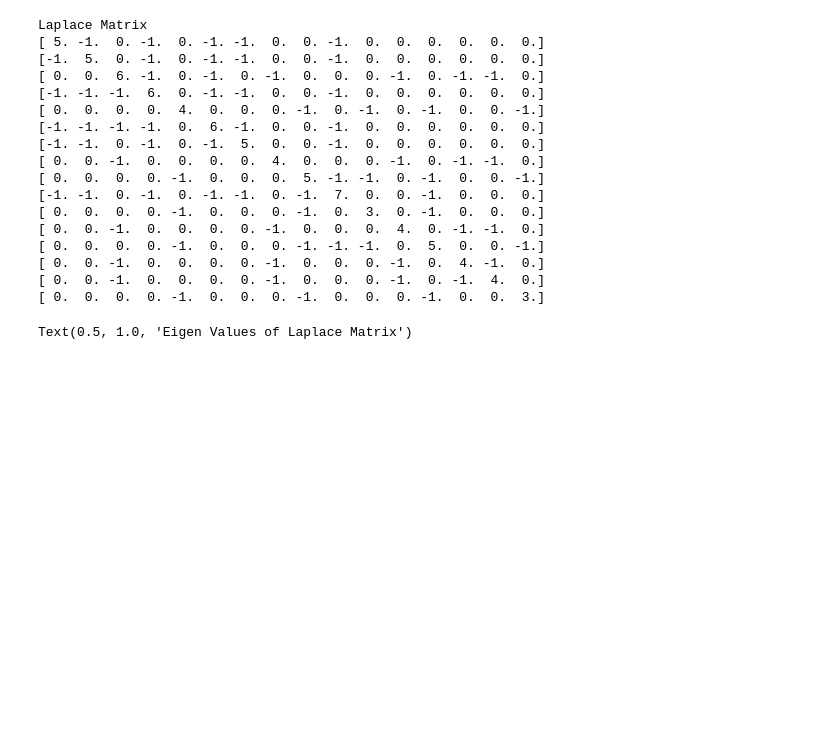
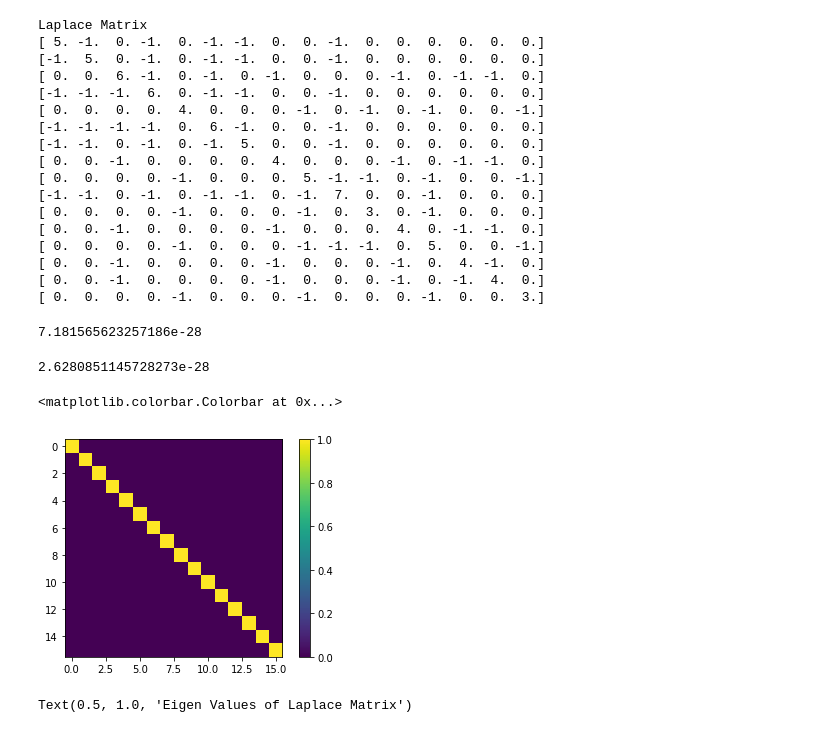
Before and after one commit to fxnnxc/playground, a Jupyter notebook: o_o/graph.ipynb, the cells around one changed output. Saved outputs shown, nothing was run; the diff lists cells and outputs as text; code cells hidden in the pictures; blank space fills up the shorter version.

```diff
--- a/o_o/graph.ipynb
+++ b/o_o/graph.ipynb
@@ -70,3 +68,29 @@ eigen_values, eigen_vectors = np.linalg.eig(L)
+# %%
+eigen_values, eigen_vectors = np.linalg.eigh(L)
+M = np.zeros_like(L)
+for index in range(len(L)):
+    v = eigen_vectors[:, index]
+    lamb = eigen_values[index]
+    m = v[np.newaxis, :] * (v[:, np.newaxis])
+    M += lamb * m
+
+np.diag(M), np.diag(L)
+((L-M)**2).sum()
+# %% [output]
+7.181565623257186e-28
+# %%
+M =  eigen_vectors  @ np.diag(eigen_values) @ np.linalg.inv(eigen_vectors)
+print(((L-M)**2).sum())
+dotdot = np.zeros_like(L)
+for i in range(len(L)):
+    for j in range(len(L)):
+        dotdot[i,j] =(np.dot(eigen_vectors[:, i], eigen_vectors[:, j]))
+plt.imshow(dotdot)
+plt.colorbar()
+# %% [output]
+2.6280851145728273e-28
+<matplotlib.colorbar.Colorbar at 0x...>
+[figure, added]
 # %%
 eigen_values_with_index = sorted([(i, e) for i,e in enumerate(eigen_values)], key=lambda x:x[1])
 plt.scatter(range(len(eigen_values_with_index)), [e[1] for e in eigen_values_with_index])
```
Also changed, not shown: parts of 7 cells of this notebook, 5 other files.
